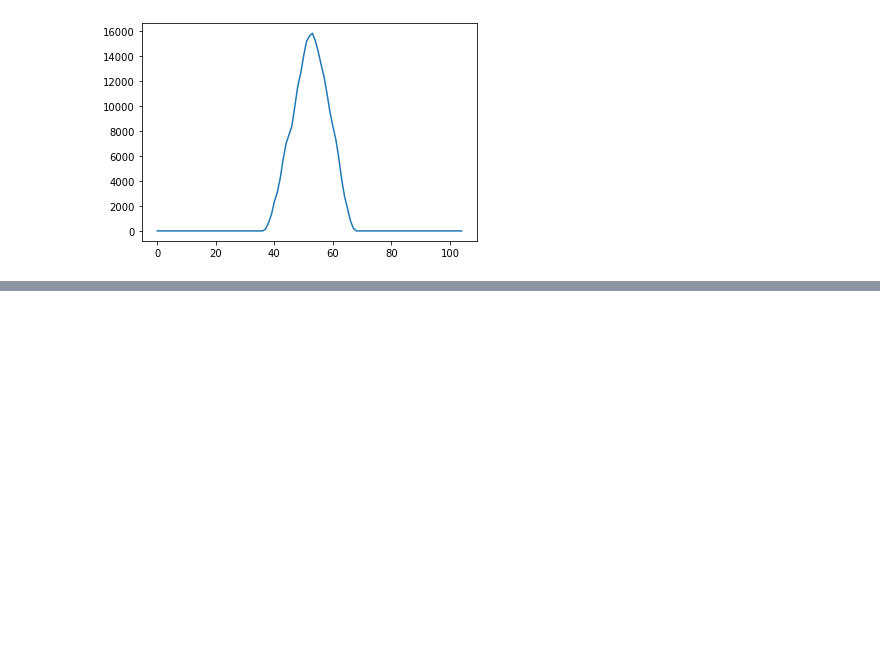
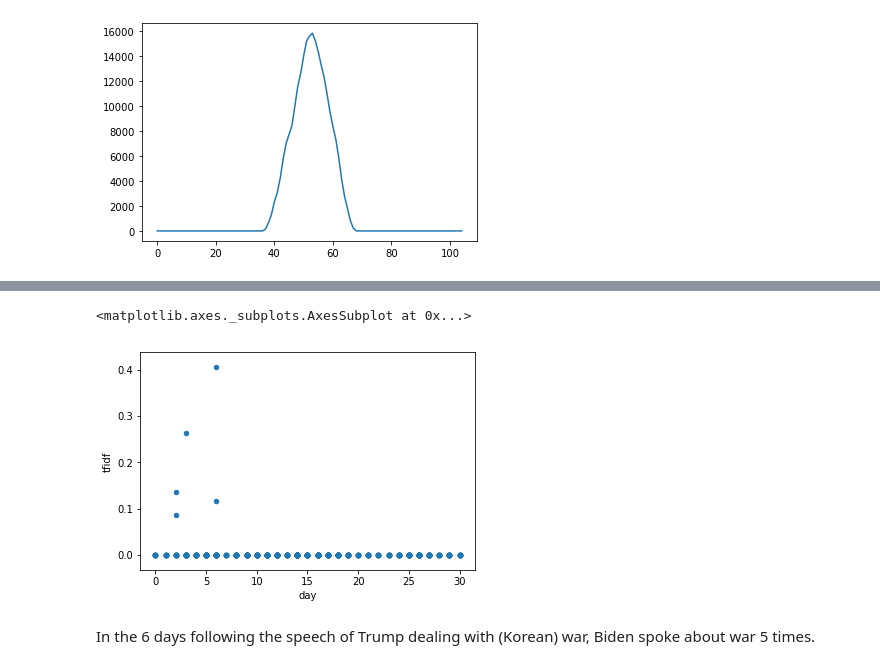
Before and after one commit to epfl-ada/ada-2021-project-sunshine-analytica, a Jupyter notebook: HW2ADA.ipynb, the cells around one changed output, grey strips where cells are left out. Saved outputs shown, nothing was run; the diff lists cells and outputs as text; code cells hidden in the pictures; blank space fills up the shorter version.

```diff
--- a/HW2ADA.ipynb
+++ b/HW2ADA.ipynb
@@ -41,0 +157,9 @@ plt.plot(np.correlate(signal_Donald_Trump, signal_Joe_Biden, 'full')); # TODO ge
+# %%
+day = Biden_target.date.apply(lambda x: diff_day(ref_date,x))
+Biden_target["day"] = day
+Biden_target.plot.scatter(x="day", y='tfidf')
+# %% [output]
+<matplotlib.axes._subplots.AxesSubplot at 0x...>
+[figure, added]
+# %% [markdown]
+In the 6 days following the speech of Trump dealing with (Korean) war, Biden spoke about war 5 times.
```
Also changed, not shown: parts of 15 cells of this notebook, 2 other files.
